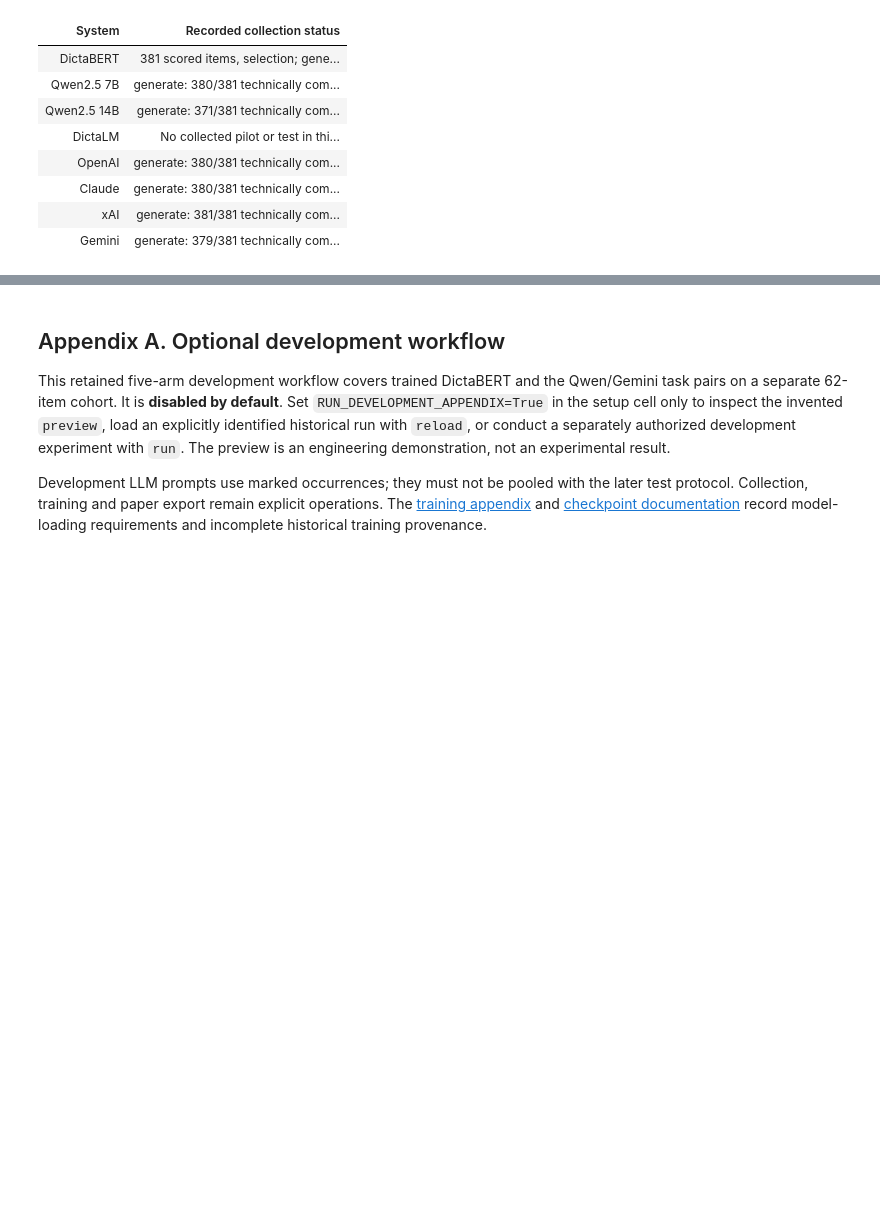
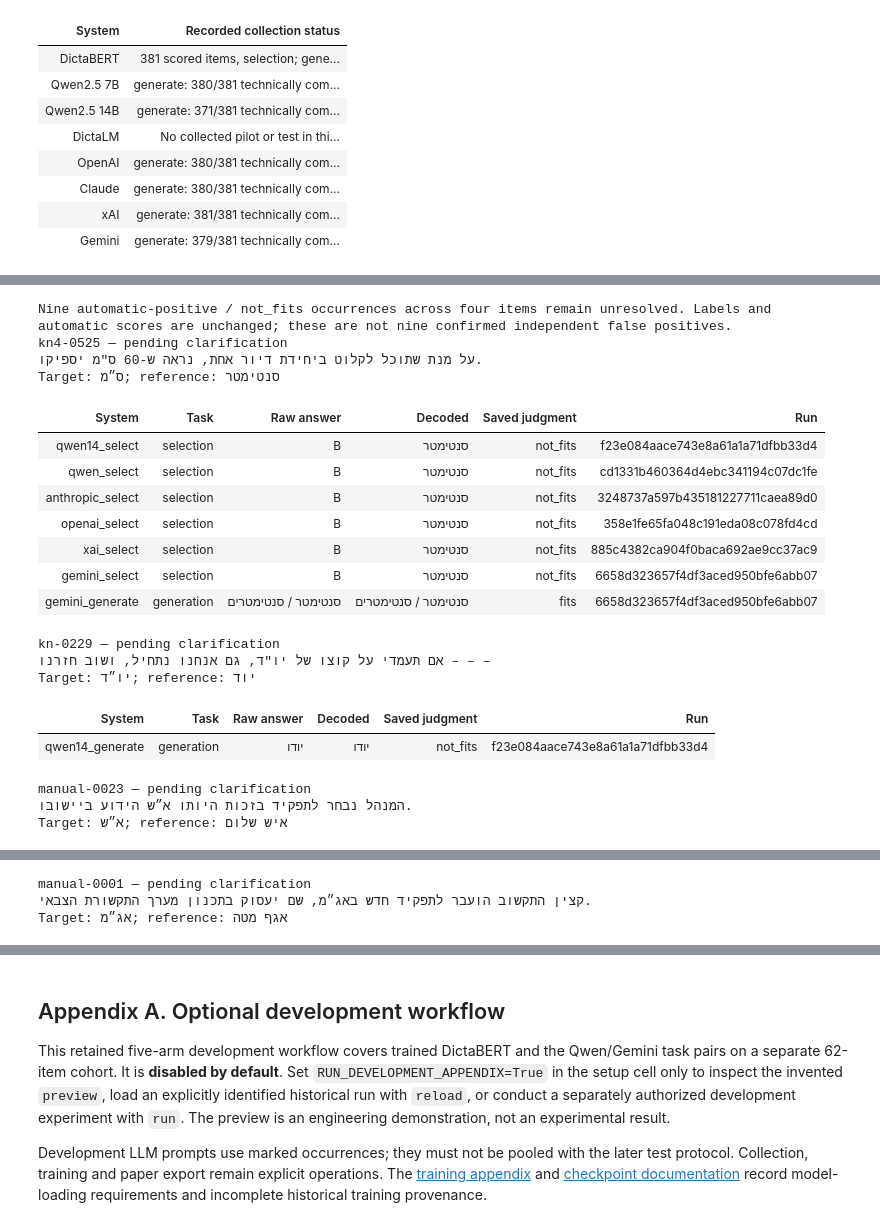
Before and after one commit to BenCarmel123/hebrew-acronym-disambiguation, a Jupyter notebook: notebooks/experimental_study.ipynb, the cells around one changed output, grey strips where cells are left out. Drawn from its saved outputs; the diff is of its cells as text; code cells hidden in the pictures; blank space fills up the shorter version.

Commit message:
Publish closed human review and reproducible submission results

```diff
--- a/notebooks/experimental_study.ipynb
+++ b/notebooks/experimental_study.ipynb
@@ -33,6 +33,13 @@ settings = dict(
     saved_run=None, saved_run_id=None,
     paper_source_run_id=None,  # Set the exact selected full-dev run ID to enable paper export.
 )
+
+from hebrew_acronyms.saved_human_review import (
+    load_final_review, export_review_analysis, review_coverage_figure,
+    clarification_html, write_csv,
+)
+SUBMISSION_EXPORTS = ROOT / "results/submission-20261010"
+SUBMISSION_EXPORTS.mkdir(parents=True, exist_ok=True)
 # %% [markdown]
 ## 1. Data and evaluation protocol
 
@@ -244,6 +251,8 @@ if RUN_SAVED_TEST_ANALYSIS:
         fig.text(0.23, 0.025,
                  f"All {test_comparison['n_scored_items']} items per arm; technical failures included. Human review incomplete.",
                  fontsize=7.5, color="#444444")
+        for extension in ("png", "pdf", "svg"):
+            fig.savefig(SUBMISSION_EXPORTS / f"automatic_scores.{extension}", dpi=200, bbox_inches="tight")
         plt.show()
 # %% [output]
 [figure]
@@ -528,0 +473,24 @@ Identified 381-item review: no exported human judgments in this release.
+# %%
+if RUN_SAVED_TEST_ANALYSIS:
+    display(HTML(clarification_html(final_review["cases"])))
+# %% [output]
+Nine automatic-positive / not_fits occurrences across four items remain unresolved. Labels and automatic scores are unchanged; these are not nine confirmed independent false positives.
+kn4-0525 — pending clarification
+על מנת שתוכל לקלוט ביחידת דיור אחת, נראה ש-60 ס"מ יספיקו.
+Target: ס״מ; reference: סנטימטר
+| System | Task | Raw answer | Decoded | Saved judgment | Run |
+| qwen14_select | selection | B | סנטימטר | not_fits | f23e084aace743e8a61a1a71dfbb33d4 |
+| qwen_select | selection | B | סנטימטר | not_fits | cd1331b460364d4ebc341194c07dc1fe |
+| anthropic_select | selection | B | סנטימטר | not_fits | 3248737a597b435181227711caea89d0 |
+| openai_select | selection | B | סנטימטר | not_fits | 358e1fe65fa048c191eda08c078fd4cd |
+| xai_select | selection | B | סנטימטר | not_fits | 885c4382ca904f0baca692ae9cc37ac9 |
+| gemini_select | selection | B | סנטימטר | not_fits | 6658d323657f4df3aced950bfe6abb07 |
+| gemini_generate | generation | סנטימטר / סנטימטרים | סנטימטר / סנטימטרים | fits | 6658d323657f4df3aced950bfe6abb07 |
+kn-0229 — pending clarification
+אם תעמדי על קוצו של יו"ד, גם אנחנו נתחיל, ושוב חזרנו – – –
+Target: יו״ד; reference: יוד
+| System | Task | Raw answer | Decoded | Saved judgment | Run |
+| qwen14_generate | generation | יודו | יודו | not_fits | f23e084aace743e8a61a1a71dfbb33d4 |
+manual-0023 — pending clarification
+המנהל נבחר לתפקיד בזכות היותו א״ש הידוע ביישובו.
+Target: א״ש; reference: איש שלום
@@ -528,0 +499,3 @@ Identified 381-item review: no exported human judgments in this release.
+manual-0001 — pending clarification
+קצין התקשוב הועבר לתפקיד חדש באג״מ, שם יעסוק בתכנון מערך התקשורת הצבאי.
+Target: אג״מ; reference: אגף מטה
```
Also changed, not shown: parts of 6 cells of this notebook, 37 other files.
